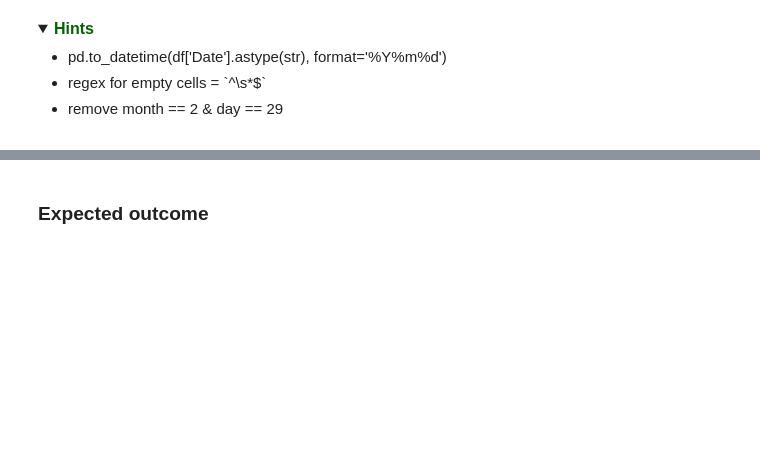
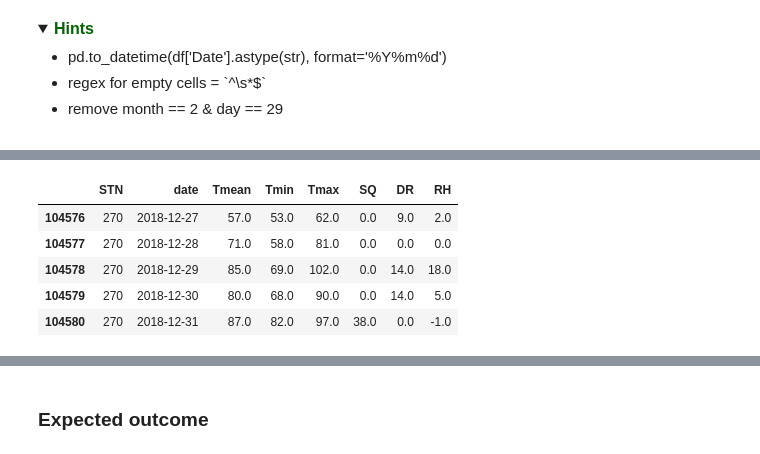
Before and after one commit to CharmingChocobo/PROG1, a Jupyter notebook: assessments/Assignment_week_04a.ipynb, the cells around one changed output, grey strips where cells are left out. Saved outputs shown, nothing was run; the diff lists cells and outputs as text; code cells hidden in the pictures; folded sections open; blank space fills up the shorter version.

```diff
--- a/assessments/Assignment_week_04a.ipynb
+++ b/assessments/Assignment_week_04a.ipynb
@@ -157,6 +162,5 @@ Data columns (total 8 columns):
 dtypes: datetime64[ns](1), float64(6), int64(1)
 memory usage: 20.2 MB
 # %%
-# Select Groningen
-df_grunn = df[df['STN'] == 270]
-df_grunn.head()
+# Select Grunn
+df = df[df['STN'] == 270]
@@ -200,6 +206,7 @@ The data ia not clean. There are empty cells in the dataframe which needs to be
 #remove leap year
 # remove month == 2 & day == 29
 print(df.info())
+df = df.copy()
 df['leapyear'] = df['date'].dt.is_leap_year
 # %% [output]
 <class 'pandas.core.frame.DataFrame'>
@@ -237,8 +228,10 @@ df[df['leapyear'] == True]
-# %%
-df = df[df['leapyear'] == True]
-df.info()
 # %%
+# Remove leapyear:
+df = df[df['leapyear'] == False]
+df = df.drop(columns='leapyear')
+
 #Test your outcome
 #write code to check if you have done the above
+df.info()
 # %% [output]
 <class 'pandas.core.frame.DataFrame'>
@@ -259,0 +261,9 @@ memory usage: 6.1 MB
+# %%
+df.tail()
+# %% [output]
+|  | STN | date | Tmean | Tmin | Tmax | SQ | DR | RH |
+| 104576 | 270 | 2018-12-27 | 57.0 | 53.0 | 62.0 | 0.0 | 9.0 | 2.0 |
+| 104577 | 270 | 2018-12-28 | 71.0 | 58.0 | 81.0 | 0.0 | 0.0 | 0.0 |
+| 104578 | 270 | 2018-12-29 | 85.0 | 69.0 | 102.0 | 0.0 | 14.0 | 18.0 |
+| 104579 | 270 | 2018-12-30 | 80.0 | 68.0 | 90.0 | 0.0 | 14.0 | 5.0 |
+| 104580 | 270 | 2018-12-31 | 87.0 | 82.0 | 97.0 | 38.0 | 0.0 | -1.0 |
```
Also changed, not shown: parts of 27 cells of this notebook.
